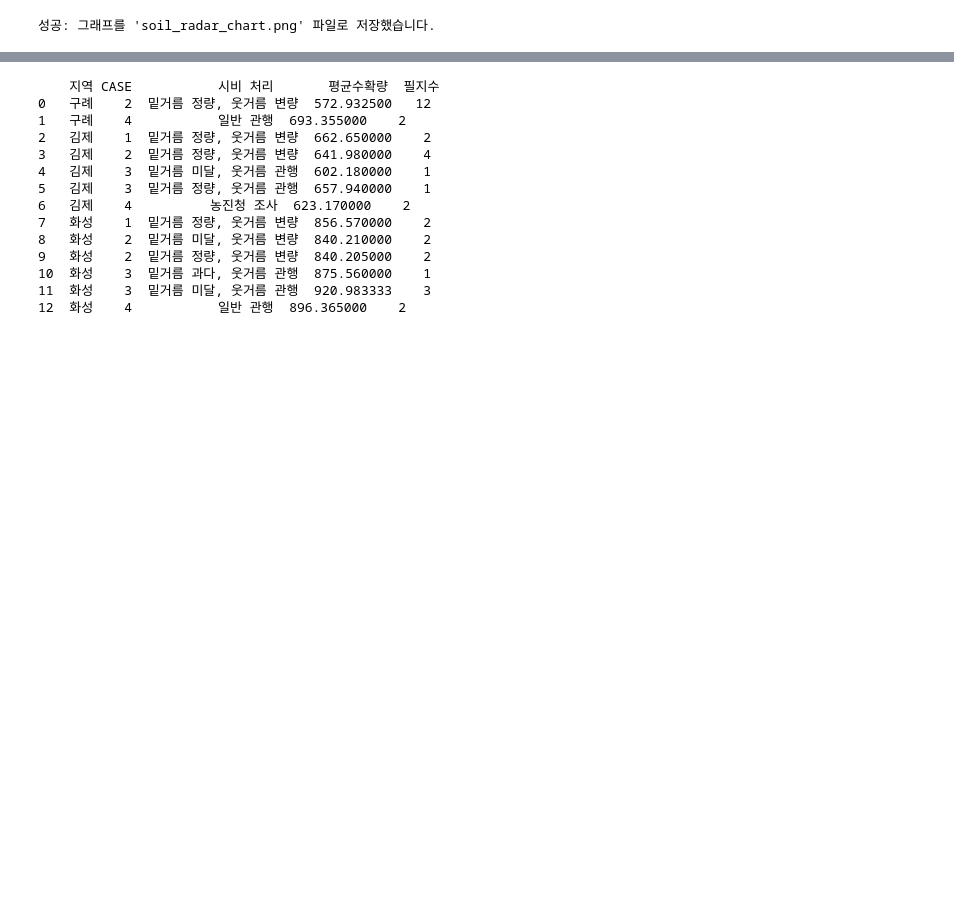
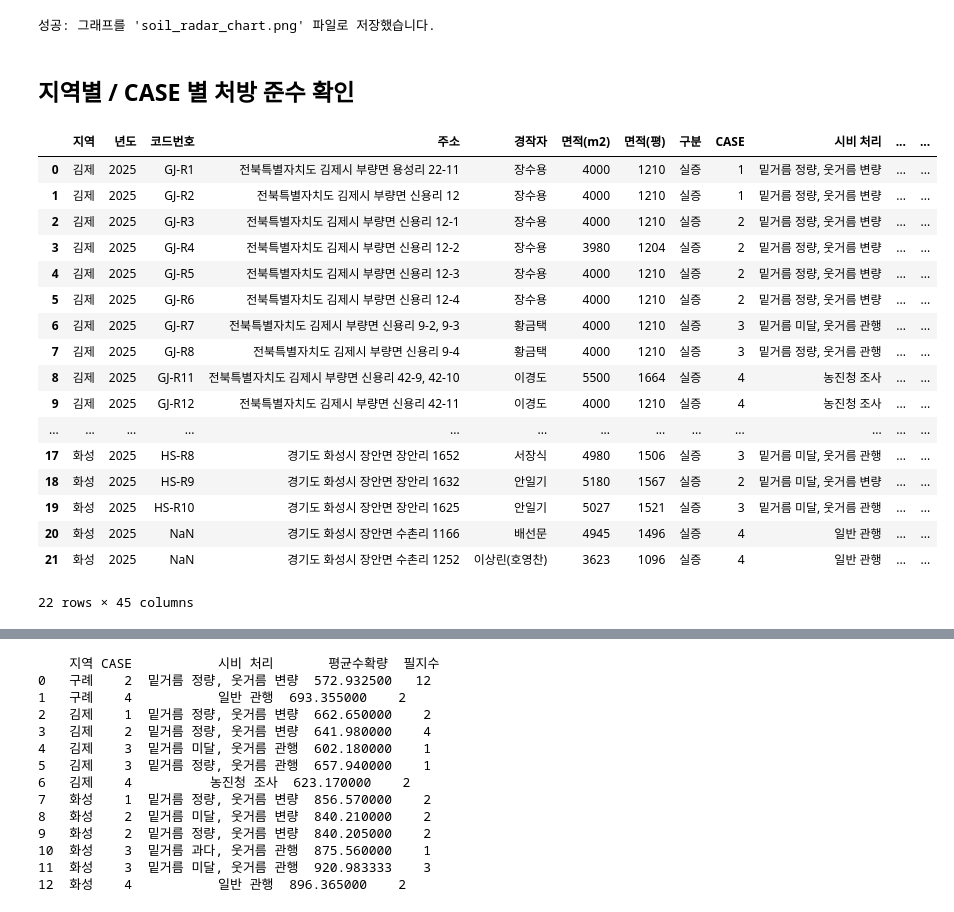
Before and after one commit to sirasony35/rice_analysis, a Jupyter notebook: basic_analysis.ipynb, the cells around one changed output, grey strips where cells are left out. Cells and saved outputs as stored; diff of their text form; code cells hidden in the pictures; blank space fills up the shorter version.

```diff
--- a/basic_analysis.ipynb
+++ b/basic_analysis.ipynb
@@ -54,6 +54,16 @@ for col in cols_to_clean:
         df['CASE'] = df['CASE'].astype(str).str.strip()
         print("'CASE' 컬럼의 앞뒤 공백을 제거 했습니다.")
 
+
+# 1. [해결] '구분' 컬럼의 모든 값에 대해 앞뒤 공백(whitespace) 제거
+try:
+    df['구분'] = df['구분'].astype(str).str.strip()
+    print("\n--- [해결] '구분' 컬럼의 앞뒤 공백 제거 완료 ---")
+except Exception as e:
+    print(f"처리 중 오류 발생: {e}")
+
+df['시비 처리'] = df['시비 처리'].astype(str).str.strip()
+
 print("--- 변환 완료 ---")
 df.info()
 # %% [output]
@@ -152,3 +164,27 @@ except Exception as e:
     print("PC에 'kaleido'가 설치되었는지 확인해주세요. (pip install -U kaleido)")
 # %% [output]
 성공: 그래프를 'soil_radar_chart.png' 파일로 저장했습니다.
+# %% [markdown]
+## 지역별 / CASE 별 처방 준수 확인
+# %%
+df_25_test = df_25[df_25['구분'] == '실증'].reset_index(drop=True)
+df_25_test
+# %% [output]
+|  | 지역 | 년도 | 코드번호 | 주소 | 경작자 | 면적(m2) | 면적(평) | 구분 | CASE | 시비 처리 | ... | ... |
+| 0 | 김제 | 2025 | GJ-R1 | 전북특별자치도 김제시 부량면 용성리 22-11 | 장수용 | 4000 | 1210 | 실증 | 1 | 밑거름 정량, 웃거름 변량 | ... | ... |
+| 1 | 김제 | 2025 | GJ-R2 | 전북특별자치도 김제시 부량면 신용리 12 | 장수용 | 4000 | 1210 | 실증 | 1 | 밑거름 정량, 웃거름 변량 | ... | ... |
+| 2 | 김제 | 2025 | GJ-R3 | 전북특별자치도 김제시 부량면 신용리 12-1 | 장수용 | 4000 | 1210 | 실증 | 2 | 밑거름 정량, 웃거름 변량 | ... | ... |
+| 3 | 김제 | 2025 | GJ-R4 | 전북특별자치도 김제시 부량면 신용리 12-2 | 장수용 | 3980 | 1204 | 실증 | 2 | 밑거름 정량, 웃거름 변량 | ... | ... |
+| 4 | 김제 | 2025 | GJ-R5 | 전북특별자치도 김제시 부량면 신용리 12-3 | 장수용 | 4000 | 1210 | 실증 | 2 | 밑거름 정량, 웃거름 변량 | ... | ... |
+| 5 | 김제 | 2025 | GJ-R6 | 전북특별자치도 김제시 부량면 신용리 12-4 | 장수용 | 4000 | 1210 | 실증 | 2 | 밑거름 정량, 웃거름 변량 | ... | ... |
+| 6 | 김제 | 2025 | GJ-R7 | 전북특별자치도 김제시 부량면 신용리 9-2, 9-3 | 황금택 | 4000 | 1210 | 실증 | 3 | 밑거름 미달, 웃거름 관행 | ... | ... |
+| 7 | 김제 | 2025 | GJ-R8 | 전북특별자치도 김제시 부량면 신용리 9-4 | 황금택 | 4000 | 1210 | 실증 | 3 | 밑거름 정량, 웃거름 관행 | ... | ... |
+| 8 | 김제 | 2025 | GJ-R11 | 전북특별자치도 김제시 부량면 신용리 42-9, 42-10 | 이경도 | 5500 | 1664 | 실증 | 4 | 농진청 조사 | ... | ... |
+| 9 | 김제 | 2025 | GJ-R12 | 전북특별자치도 김제시 부량면 신용리 42-11 | 이경도 | 4000 | 1210 | 실증 | 4 | 농진청 조사 | ... | ... |
+| ... | ... | ... | ... | ... | ... | ... | ... | ... | ... | ... | ... | ... |
+| 17 | 화성 | 2025 | HS-R8 | 경기도 화성시 장안면 장안리 1652 | 서장식 | 4980 | 1506 | 실증 | 3 | 밑거름 미달, 웃거름 관행 | ... | ... |
+| 18 | 화성 | 2025 | HS-R9 | 경기도 화성시 장안면 장안리 1632 | 안일기 | 5180 | 1567 | 실증 | 2 | 밑거름 미달, 웃거름 변량 | ... | ... |
+| 19 | 화성 | 2025 | HS-R10 | 경기도 화성시 장안면 장안리 1625 | 안일기 | 5027 | 1521 | 실증 | 3 | 밑거름 미달, 웃거름 관행 | ... | ... |
+| 20 | 화성 | 2025 | NaN | 경기도 화성시 장안면 수촌리 1166 | 배선문 | 4945 | 1496 | 실증 | 4 | 일반 관행 | ... | ... |
+| 21 | 화성 | 2025 | NaN | 경기도 화성시 장안면 수촌리 1252 | 이상린(호영찬) | 3623 | 1096 | 실증 | 4 | 일반 관행 | ... | ... |
+22 rows × 45 columns
```
Also changed, not shown: parts of 14 cells of this notebook.
